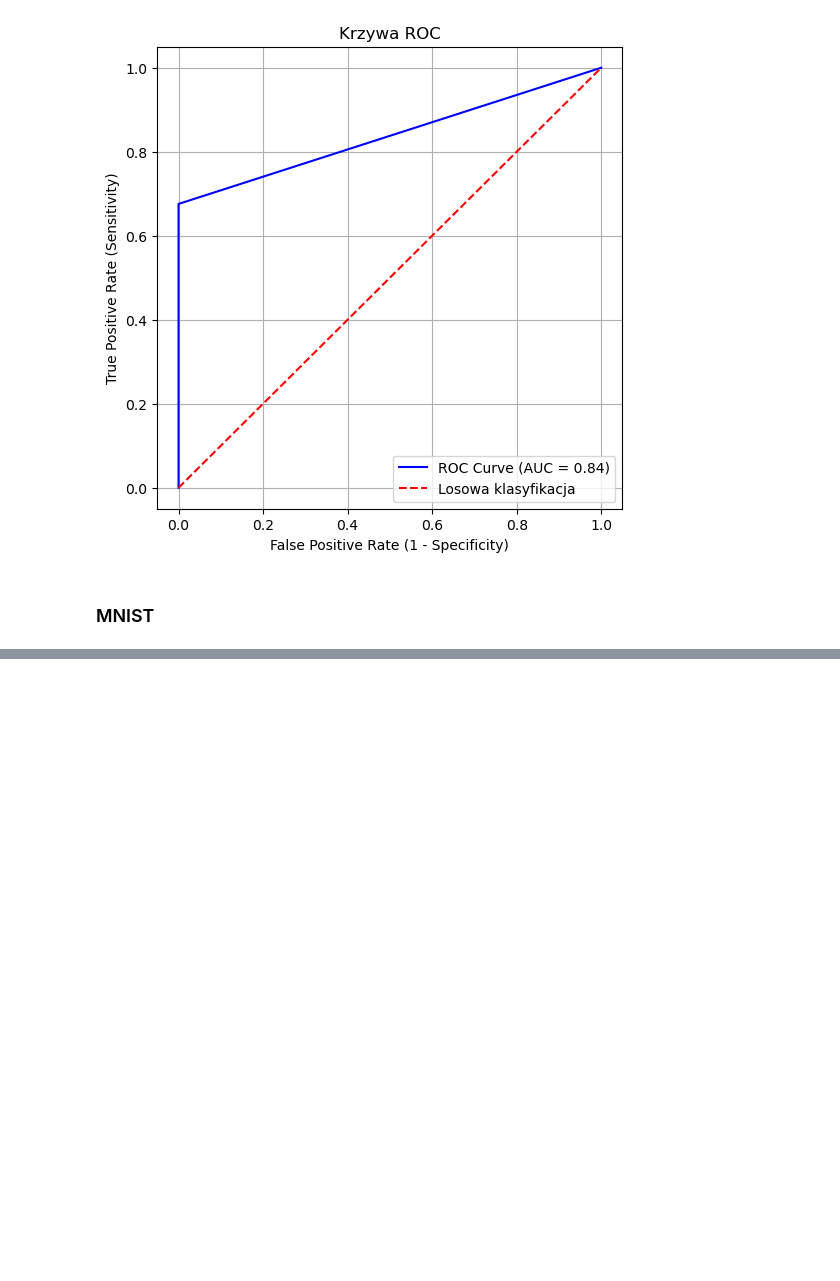
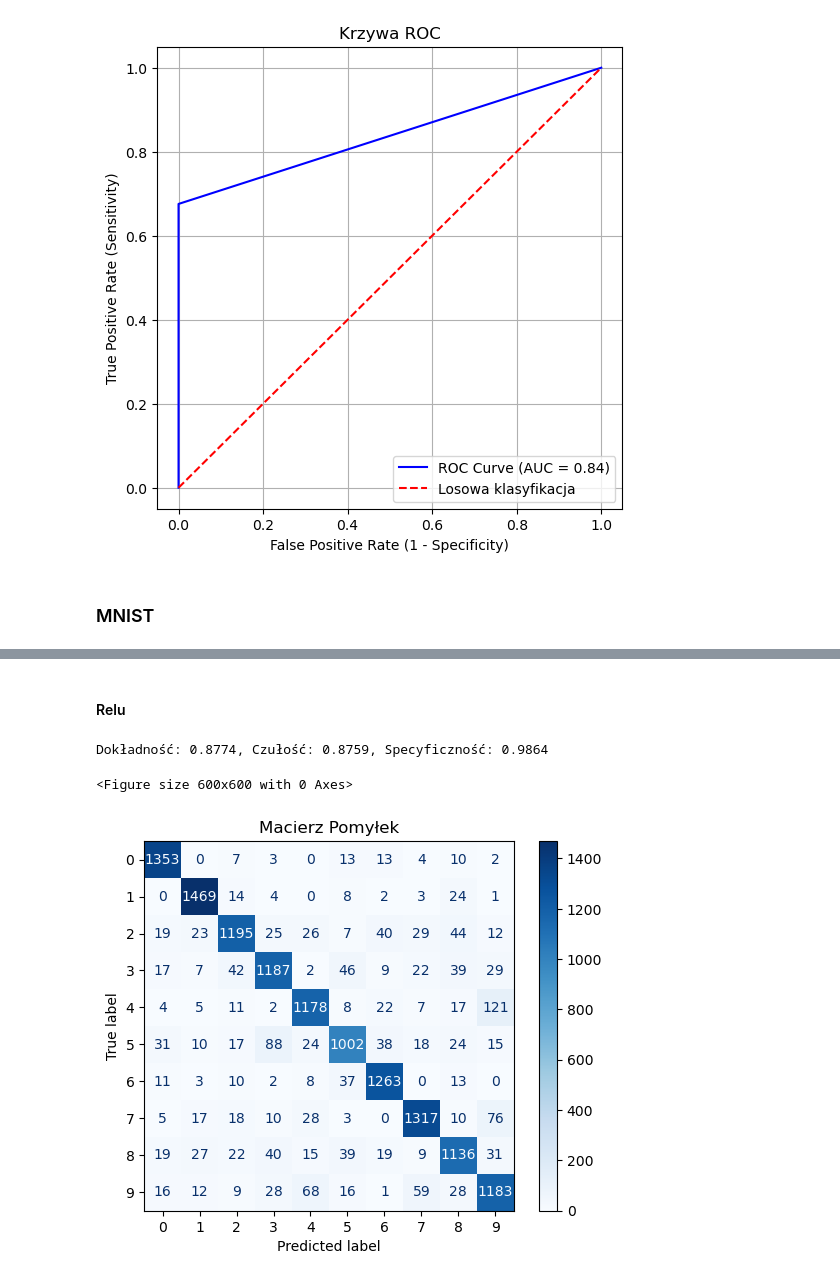
Before and after one commit to Lecrut/ai-ml_studies, a Jupyter notebook: pum/8_259199_Filip_Lecrut.ipynb, the cells around one changed output, grey strips where cells are left out. Cells and saved outputs as stored; diff of their text form; code cells hidden in the pictures; blank space fills up the shorter version.

```diff
--- a/pum/8_259199_Filip_Lecrut.ipynb
+++ b/pum/8_259199_Filip_Lecrut.ipynb
@@ -238,0 +284,14 @@ mnist = fetch_openml(‘mnist_784’)
+# %% [markdown]
+#### Relu
+# %%
+net = NeuralNet(layers_dims=[784, 128, 64, 10], lr=0.01, epochs=1000, activation='relu')
+net.train(x_train, y_train)
+y_pred = net.predict(x_test)
+
+accuracy, sensitivity, specificity = calculate_metrics(y_test, y_pred)
+print(f"Dokładność: {accuracy:.4f}, Czułość: {sensitivity:.4f}, Specyficzność: {specificity:.4f}")
+plot_confusion_matrix(y_test, y_pred, labels=np.unique(y_test))
+# %% [output]
+Dokładność: 0.8774, Czułość: 0.8759, Specyficzność: 0.9864
+<Figure size 600x600 with 0 Axes>
+[figure, added]
```
Also changed, not shown: parts of 11 cells of this notebook.
